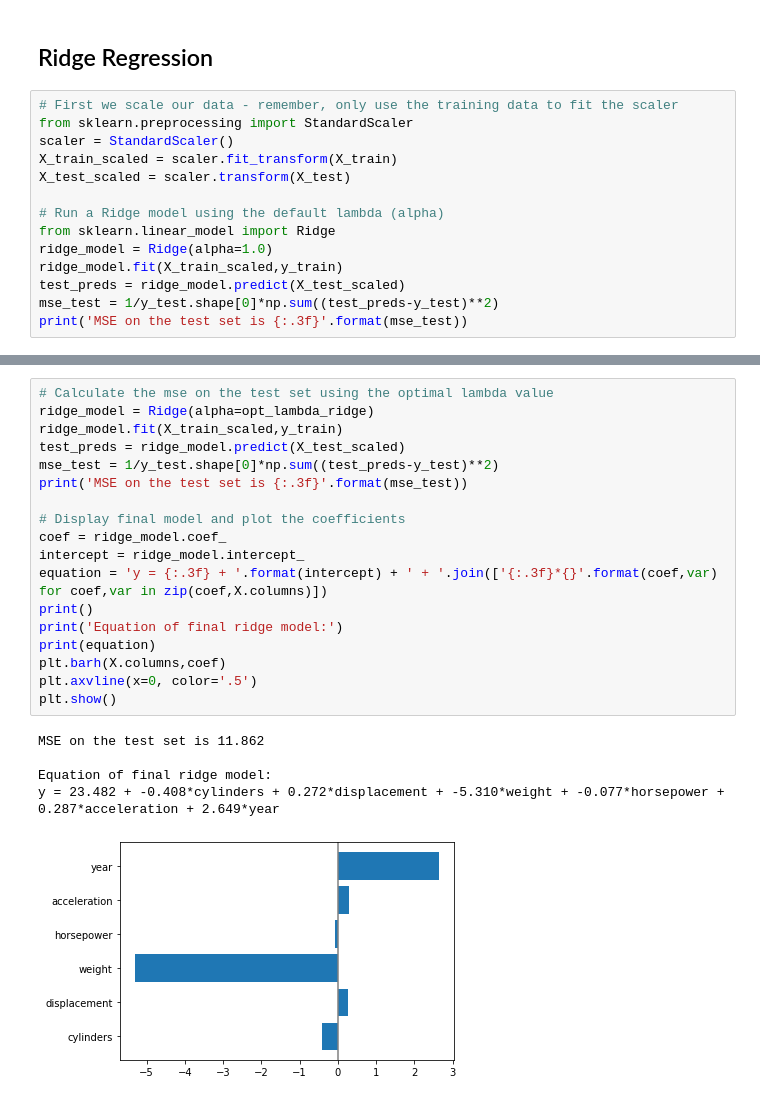
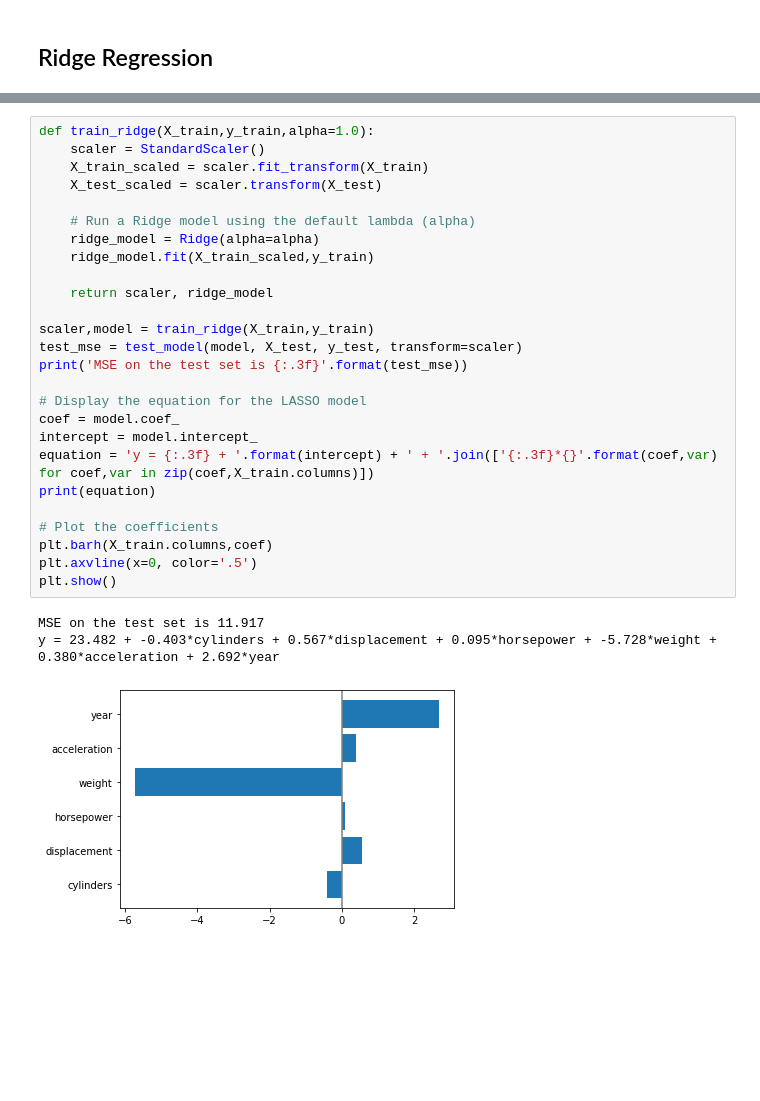
Before and after one commit to AIPI520/aipi520_repo, a Jupyter notebook: week5/Linear_regression_2.ipynb, the cells around one changed output, grey strips where cells are left out. Saved outputs shown, nothing was run; the diff lists cells and outputs as text; blank space fills up the shorter version.

```diff
--- a/week5/Linear_regression_2.ipynb
+++ b/week5/Linear_regression_2.ipynb
@@ -341,16 +227,2 @@ y = 23.482 + -0.013*cylinders + -0.000*displacement + -5.493*weight + -0.000*hor
 # %% [markdown]
 ## Ridge Regression
-# %%
-# First we scale our data - remember, only use the training data to fit the scaler
-from sklearn.preprocessing import StandardScaler
-scaler = StandardScaler()
-X_train_scaled = scaler.fit_transform(X_train)
-X_test_scaled = scaler.transform(X_test)
-
-# Run a Ridge model using the default lambda (alpha)
-from sklearn.linear_model import Ridge
-ridge_model = Ridge(alpha=1.0)
-ridge_model.fit(X_train_scaled,y_train)
-test_preds = ridge_model.predict(X_test_scaled)
-mse_test = 1/y_test.shape[0]*np.sum((test_preds-y_test)**2)
-print('MSE on the test set is {:.3f}'.format(mse_test))
@@ -464,24 +229,30 @@ plt.show()
 # %%
-# Calculate the mse on the test set using the optimal lambda value
-ridge_model = Ridge(alpha=opt_lambda_ridge)
-ridge_model.fit(X_train_scaled,y_train)
-test_preds = ridge_model.predict(X_test_scaled)
-mse_test = 1/y_test.shape[0]*np.sum((test_preds-y_test)**2)
-print('MSE on the test set is {:.3f}'.format(mse_test))
+def train_ridge(X_train,y_train,alpha=1.0):
+    scaler = StandardScaler()
+    X_train_scaled = scaler.fit_transform(X_train)
+    X_test_scaled = scaler.transform(X_test)
 
-# Display final model and plot the coefficients
-coef = ridge_model.coef_
-intercept = ridge_model.intercept_
-equation = 'y = {:.3f} + '.format(intercept) + ' + '.join(['{:.3f}*{}'.format(coef,var) for coef,var in zip(coef,X.columns)])
-print()
-print('Equation of final ridge model:')
+    # Run a Ridge model using the default lambda (alpha)
+    ridge_model = Ridge(alpha=alpha)
+    ridge_model.fit(X_train_scaled,y_train)
+
+    return scaler, ridge_model
+
+scaler,model = train_ridge(X_train,y_train)
+test_mse = test_model(model, X_test, y_test, transform=scaler)
+print('MSE on the test set is {:.3f}'.format(test_mse))
+
+# Display the equation for the LASSO model
+coef = model.coef_
+intercept = model.intercept_
+equation = 'y = {:.3f} + '.format(intercept) + ' + '.join(['{:.3f}*{}'.format(coef,var) for coef,var in zip(coef,X_train.columns)])
 print(equation)
-plt.barh(X.columns,coef)
+
+# Plot the coefficients
+plt.barh(X_train.columns,coef)
 plt.axvline(x=0, color='.5')
 plt.show()
 # %% [output]
-MSE on the test set is 11.862
-
-Equation of final ridge model:
-y = 23.482 + -0.408*cylinders + 0.272*displacement + -5.310*weight + -0.077*horsepower + 0.287*acceleration + 2.649*year
+MSE on the test set is 11.917
+y = 23.482 + -0.403*cylinders + 0.567*displacement + 0.095*horsepower + -5.728*weight + 0.380*acceleration + 2.692*year
-[figure, old version]
+[figure, new version]
```
Also changed, not shown: parts of 29 cells of this notebook, 2 other files.
